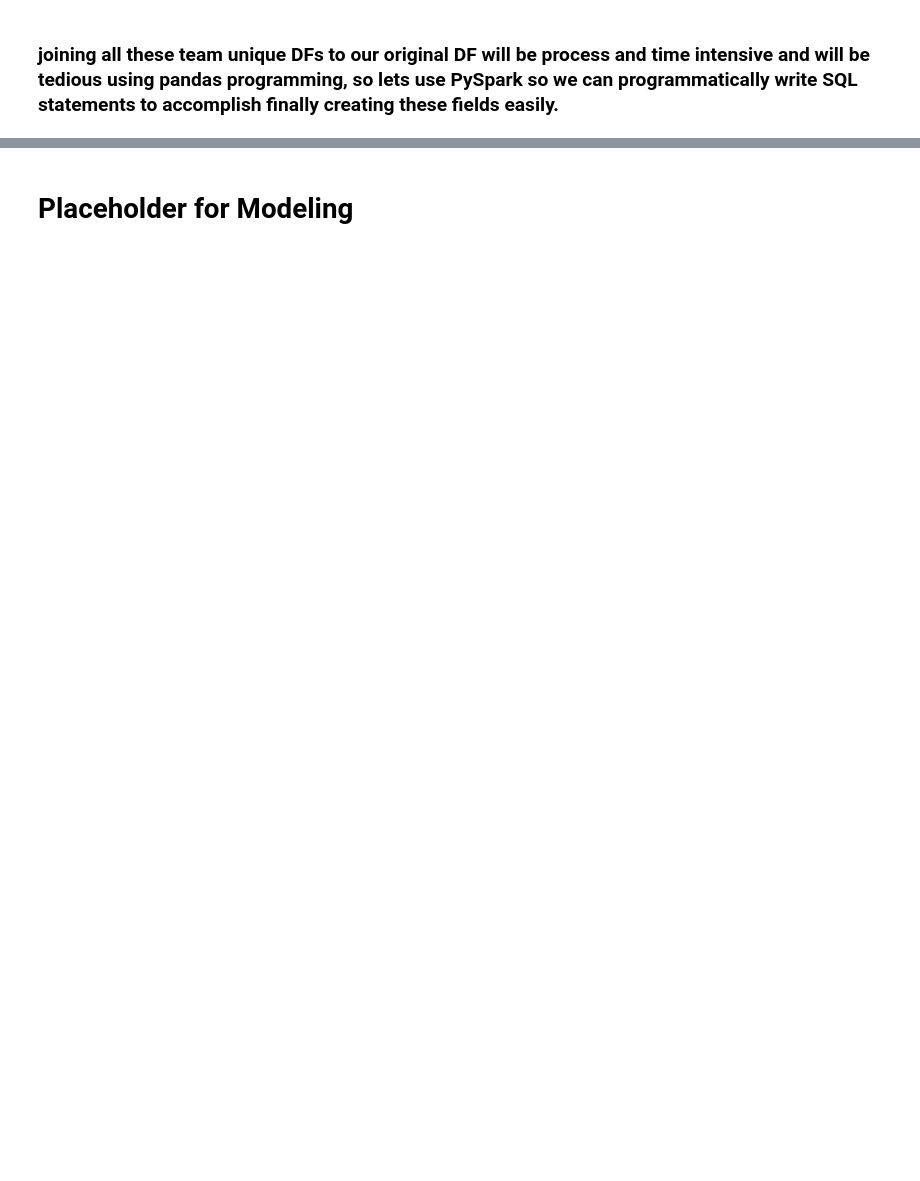
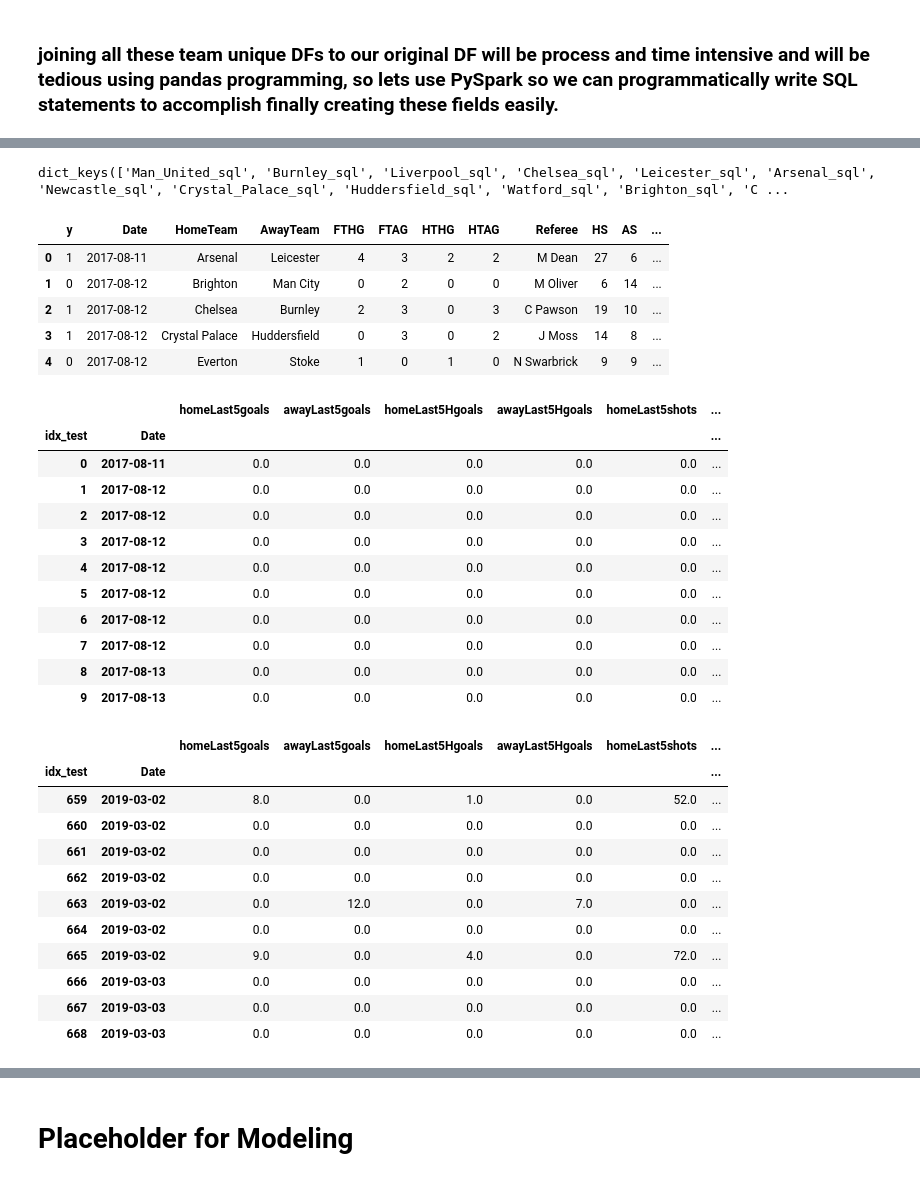
Before and after one commit to DataDavD/ddapp, a Jupyter notebook: ddapp/model.ipynb, the cells around one changed output, grey strips where cells are left out. Saved outputs shown, nothing was run; the diff lists cells and outputs as text; code cells hidden in the pictures; blank space fills up the shorter version.

```diff
--- a/ddapp/model.ipynb
+++ b/ddapp/model.ipynb
@@ -689 +657,6 @@ len(df_dict) # check df # matches # of teams
 23
+# %%
+df_total = df_total.sort_values(by=['Date'], ascending=True).reset_index(drop=True)
+df_total['idx_test'] = df_total.index
+df_total.info()
+df_total.head()
@@ -741,0 +735,8 @@ ParseException: "\nmismatched input ''None'' expecting <EOF>(line 3, pos 83)\n\n
+# %%
+# create list of tempviews for spark sql
+spsql_list = []
+for team in teamList:
+    sdf_dict[team].createOrReplaceTempView((str(team).replace(" ", "_")+'_sql'))
+    spsql_list.append(((str(team).replace(" ", "_")+'_sql')))
+
+spsql_list
@@ -741,0 +907,9 @@ ParseException: "\nmismatched input ''None'' expecting <EOF>(line 3, pos 83)\n\n
+# %%
+pandas_dict = {}
+for key, spark_sqlDF in spdf_dict.items():
+    pandas_dict[key] = spdf_dict[key].toPandas()
+
+pandas_dict['Arsenal_sql'].head()
+pandas_dict['Arsenal_sql'].info()
+df_total.head()
+df_total.info()
@@ -741,0 +963,56 @@ ParseException: "\nmismatched input ''None'' expecting <EOF>(line 3, pos 83)\n\n
+# %%
+pandas_dict.keys()
+# %% [output]
+dict_keys(['Man_United_sql', 'Burnley_sql', 'Liverpool_sql', 'Chelsea_sql', 'Leicester_sql', 'Arsenal_sql', 'Newcastle_sql', 'Crystal_Palace_sql', 'Huddersfield_sql', 'Watford_sql', 'Brighton_sql', 'C ...
+# %%
+m_test = pandas_dict['Arsenal_sql'].append(pandas_dict['Man_United_sql'], ignore_index=True) \
+                 .append(pandas_dict['Burnley_sql'], ignore_index=True)
+m_test2 = m_test.groupby(['idx_test', 'Date'])\
+                         ['homeLast5goals', 'awayLast5goals',
+                          'homeLast5Hgoals', 'awayLast5Hgoals',
+                          'homeLast5shots', 'awayLast5shots',
+                          'homeLast5shots_on', 'awayLast5shots_on',
+                          'homeLast5fls', 'awayLast5fls',
+                          'homeLast5yells', 'awayLast5yells',
+                          'homeLast5reds', 'awayLast5reds',
+                          'homeLast5corns', 'awayLast5corns',
+                          'homeLast5total_goals', 'awayLast5total_goals',
+                          'homeLast5total_Hgoals', 'awayLast5total_Hgoals'].sum()
+
+m_test.head()
+m_test2.head(10)
+m_test2.tail(10)
+m_test2.info()
+#m = pd.concat([ars_df, liv_df],axis=1)
+#m.head(10)
+# %% [output]
+|  | y | Date | HomeTeam | AwayTeam | FTHG | FTAG | HTHG | HTAG | Referee | HS | AS | ... |
+| 0 | 1 | 2017-08-11 | Arsenal | Leicester | 4 | 3 | 2 | 2 | M Dean | 27 | 6 | ... |
+| 1 | 0 | 2017-08-12 | Brighton | Man City | 0 | 2 | 0 | 0 | M Oliver | 6 | 14 | ... |
+| 2 | 1 | 2017-08-12 | Chelsea | Burnley | 2 | 3 | 0 | 3 | C Pawson | 19 | 10 | ... |
+| 3 | 1 | 2017-08-12 | Crystal Palace | Huddersfield | 0 | 3 | 0 | 2 | J Moss | 14 | 8 | ... |
+| 4 | 0 | 2017-08-12 | Everton | Stoke | 1 | 0 | 1 | 0 | N Swarbrick | 9 | 9 | ... |
+|  |  | homeLast5goals | awayLast5goals | homeLast5Hgoals | awayLast5Hgoals | homeLast5shots | ... |
+| idx_test | Date |  |  |  |  |  | ... |
+| 0 | 2017-08-11 | 0.0 | 0.0 | 0.0 | 0.0 | 0.0 | ... |
+| 1 | 2017-08-12 | 0.0 | 0.0 | 0.0 | 0.0 | 0.0 | ... |
+| 2 | 2017-08-12 | 0.0 | 0.0 | 0.0 | 0.0 | 0.0 | ... |
+| 3 | 2017-08-12 | 0.0 | 0.0 | 0.0 | 0.0 | 0.0 | ... |
+| 4 | 2017-08-12 | 0.0 | 0.0 | 0.0 | 0.0 | 0.0 | ... |
+| 5 | 2017-08-12 | 0.0 | 0.0 | 0.0 | 0.0 | 0.0 | ... |
+| 6 | 2017-08-12 | 0.0 | 0.0 | 0.0 | 0.0 | 0.0 | ... |
+| 7 | 2017-08-12 | 0.0 | 0.0 | 0.0 | 0.0 | 0.0 | ... |
+| 8 | 2017-08-13 | 0.0 | 0.0 | 0.0 | 0.0 | 0.0 | ... |
+| 9 | 2017-08-13 | 0.0 | 0.0 | 0.0 | 0.0 | 0.0 | ... |
+|  |  | homeLast5goals | awayLast5goals | homeLast5Hgoals | awayLast5Hgoals | homeLast5shots | ... |
+| idx_test | Date |  |  |  |  |  | ... |
+| 659 | 2019-03-02 | 8.0 | 0.0 | 1.0 | 0.0 | 52.0 | ... |
+| 660 | 2019-03-02 | 0.0 | 0.0 | 0.0 | 0.0 | 0.0 | ... |
+| 661 | 2019-03-02 | 0.0 | 0.0 | 0.0 | 0.0 | 0.0 | ... |
+| 662 | 2019-03-02 | 0.0 | 0.0 | 0.0 | 0.0 | 0.0 | ... |
+| 663 | 2019-03-02 | 0.0 | 12.0 | 0.0 | 7.0 | 0.0 | ... |
+| 664 | 2019-03-02 | 0.0 | 0.0 | 0.0 | 0.0 | 0.0 | ... |
+| 665 | 2019-03-02 | 9.0 | 0.0 | 4.0 | 0.0 | 72.0 | ... |
+| 666 | 2019-03-03 | 0.0 | 0.0 | 0.0 | 0.0 | 0.0 | ... |
+| 667 | 2019-03-03 | 0.0 | 0.0 | 0.0 | 0.0 | 0.0 | ... |
+| 668 | 2019-03-03 | 0.0 | 0.0 | 0.0 | 0.0 | 0.0 | ... |
```
Also changed, not shown: parts of 14 cells of this notebook.
